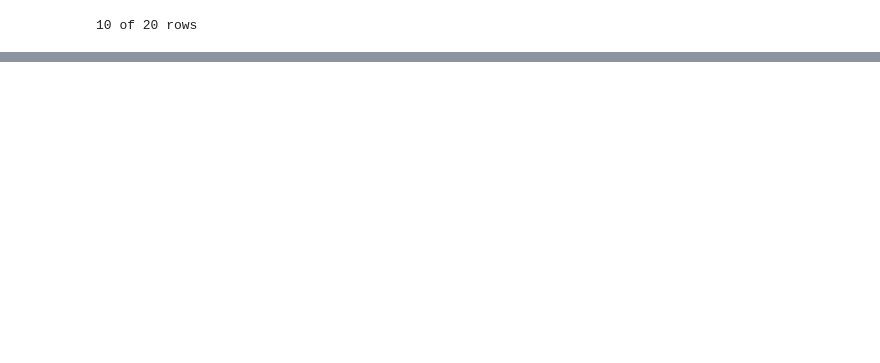
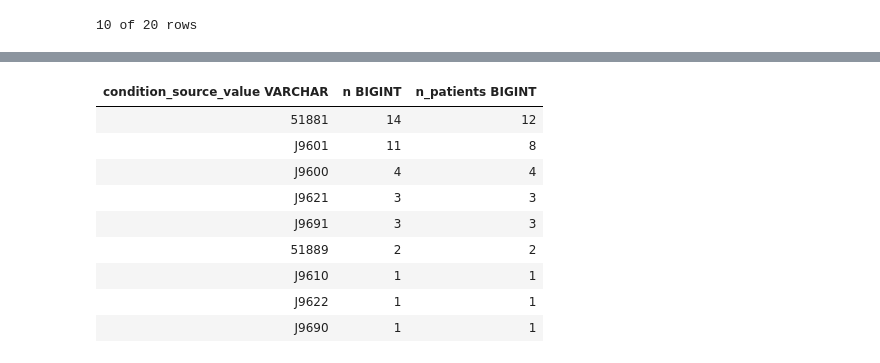
Before and after one commit to RenatoMurayama/omop-rwd-cohort-analytics, a Jupyter notebook: notebooks/01_explore_omop.ipynb, the cells around one changed output, grey strips where cells are left out. Saved outputs shown, nothing was run; the diff lists cells and outputs as text; code cells hidden in the pictures; blank space fills up the shorter version.

```diff
--- a/notebooks/01_explore_omop.ipynb
+++ b/notebooks/01_explore_omop.ipynb
@@ -212,0 +259,21 @@ LIMIT 20
+# %%
+# Search for respiratory failure codes (ICD-10 J96*, ICD-9 518.81 / 518.82 / 518.84)
+duckdb.sql("""
+SELECT condition_source_value, COUNT(*) AS n, COUNT(DISTINCT person_id) AS n_patients
+FROM condition_occurrence
+WHERE condition_source_value ILIKE 'J96%'
+   OR condition_source_value ILIKE '5188%'
+GROUP BY condition_source_value
+ORDER BY n DESC
+""")
+# %% [output]
+| condition_source_value VARCHAR | n BIGINT | n_patients BIGINT |
+| 51881 | 14 | 12 |
+| J9601 | 11 | 8 |
+| J9600 | 4 | 4 |
+| J9621 | 3 | 3 |
+| J9691 | 3 | 3 |
+| 51889 | 2 | 2 |
+| J9610 | 1 | 1 |
+| J9622 | 1 | 1 |
+| J9690 | 1 | 1 |
```
Also changed, not shown: parts of 14 cells of this notebook, 3 other files.
